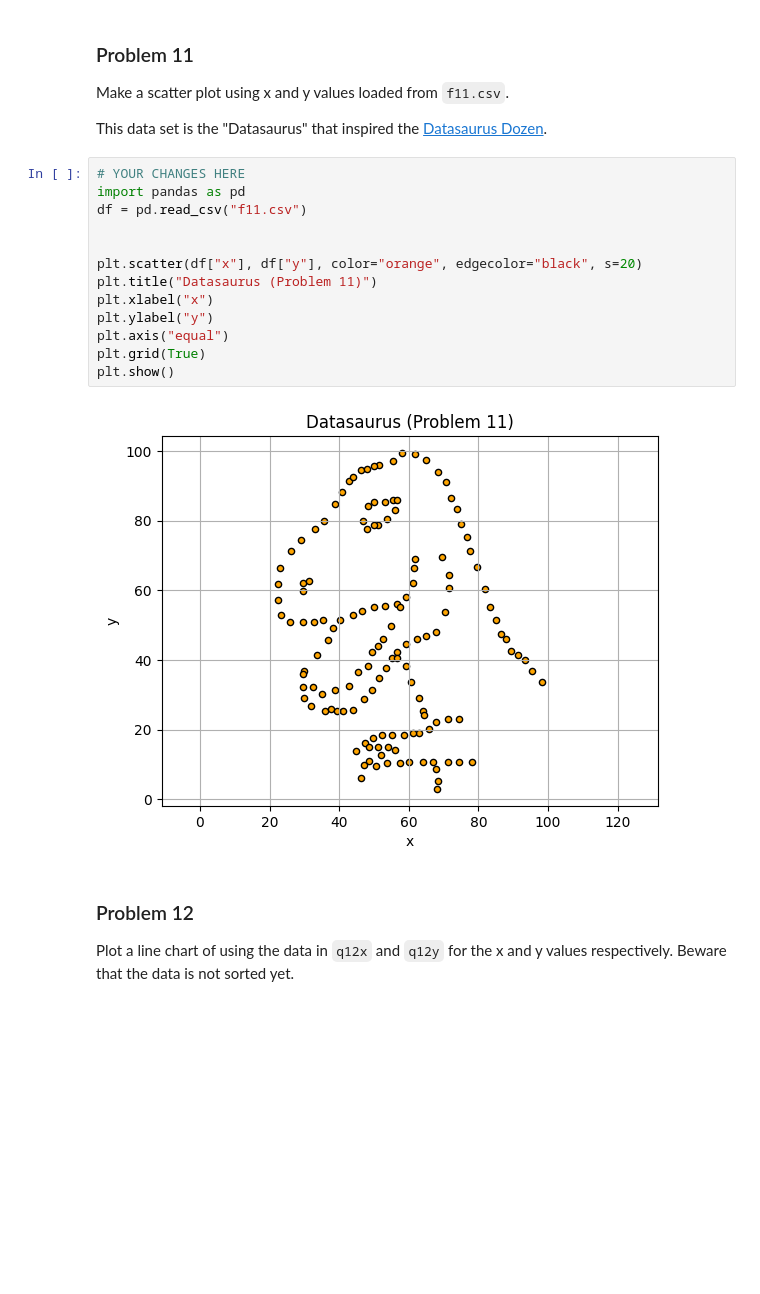
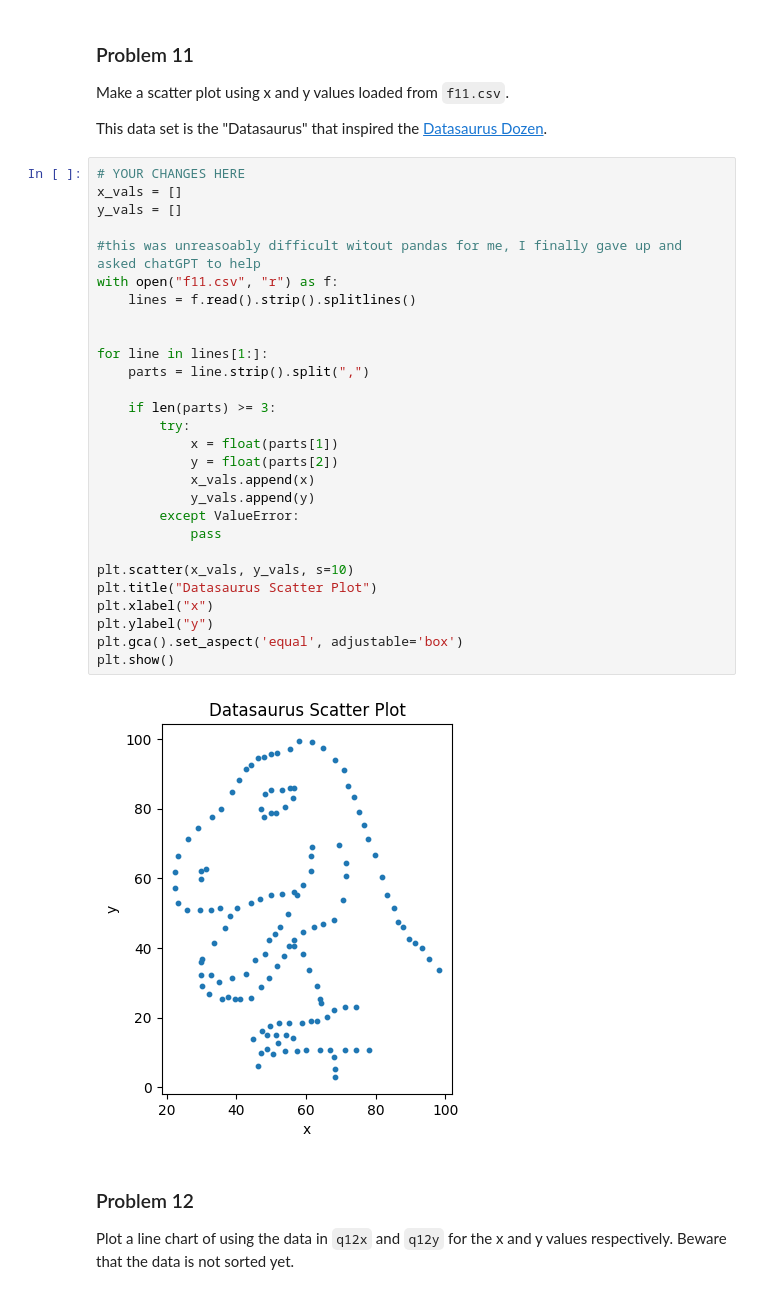
Before and after one commit to JCameronH/dx602-homework-05, a Jupyter notebook: homework.ipynb, the cells around one changed output. Saved outputs shown, nothing was run; the diff lists cells and outputs as text; blank space fills up the shorter version.

```diff
--- a/homework.ipynb
+++ b/homework.ipynb
@@ -374,21 +374,36 @@ plt.show()
 Make a scatter plot using x and y values loaded from `f11.csv`.
 
 This data set is the "Datasaurus" that inspired the [Datasaurus Dozen](https://www.research.autodesk.com/publications/same-stats-different-graphs/).
-# %%
-# YOUR CHANGES HERE
-import pandas as pd
-df = pd.read_csv("f11.csv")
-
-
-plt.scatter(df["x"], df["y"], color="orange", edgecolor="black", s=20)
-plt.title("Datasaurus (Problem 11)")
-plt.xlabel("x")
-plt.ylabel("y")
-plt.axis("equal")
-plt.grid(True)
-plt.show()
-# %% [output]
-[figure, removed]
+# %%
+# YOUR CHANGES HERE
+x_vals = []
+y_vals = []
+
+#this was unreasoably difficult witout pandas for me, I finally gave up and asked chatGPT to help
+with open("f11.csv", "r") as f:
+    lines = f.read().strip().splitlines()
+
+
+for line in lines[1:]:
+    parts = line.strip().split(",")
+
+    if len(parts) >= 3:
+        try:
+            x = float(parts[1])
+            y = float(parts[2])
+            x_vals.append(x)
+            y_vals.append(y)
+        except ValueError:
+            pass
+
+plt.scatter(x_vals, y_vals, s=10)
+plt.title("Datasaurus Scatter Plot")
+plt.xlabel("x")
+plt.ylabel("y")
+plt.gca().set_aspect('equal', adjustable='box')
+plt.show()
+# %% [output]
+[figure, added]
 # %% [markdown]
 ### Problem 12
 
```
